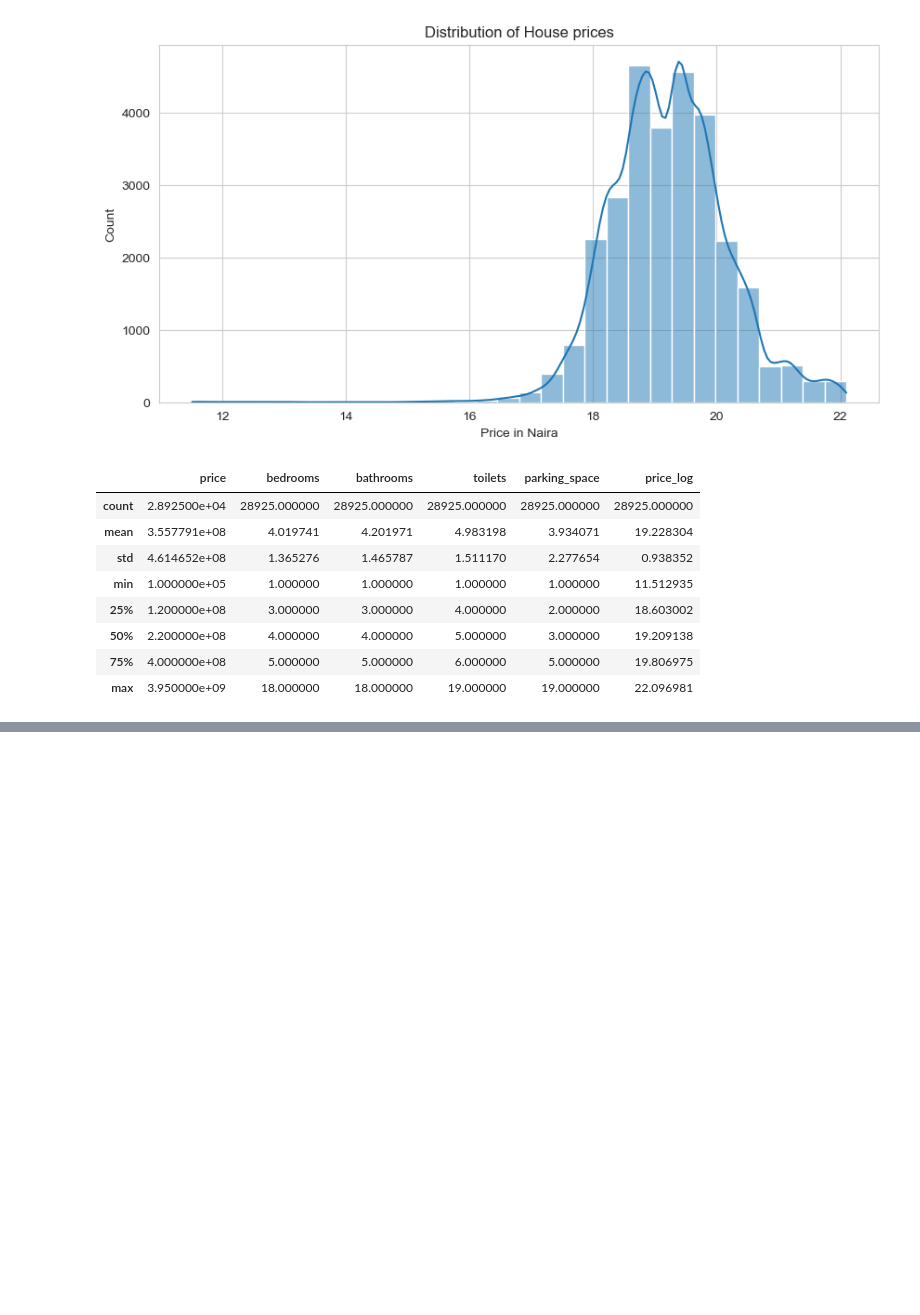
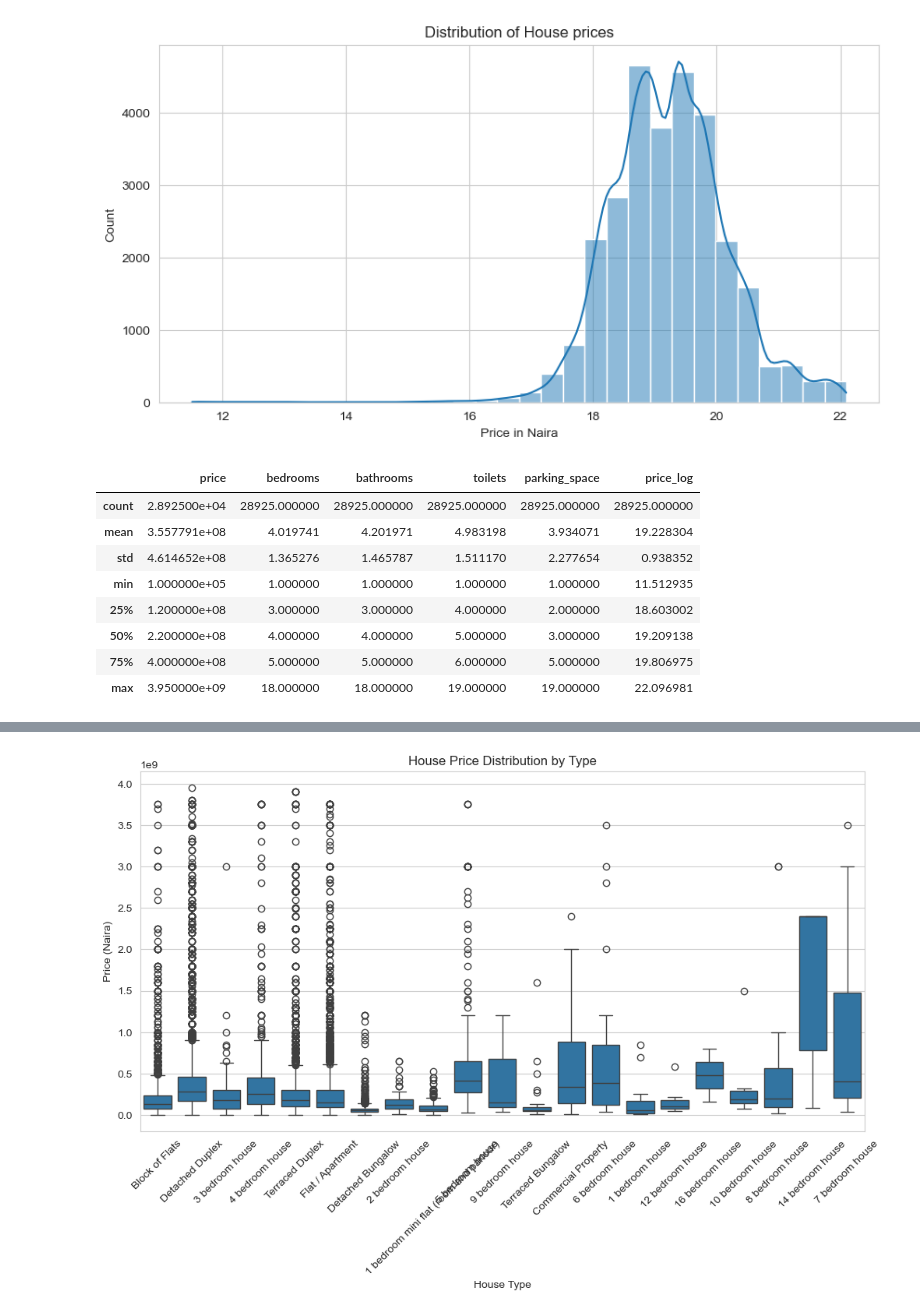
Before and after one commit to kingksjo/ng_houses, a Jupyter notebook: houses_analysis.ipynb, the cells around one changed output, grey strips where cells are left out. Cells and saved outputs as stored; diff of their text form; code cells hidden in the pictures; blank space fills up the shorter version.

```diff
--- a/houses_analysis.ipynb
+++ b/houses_analysis.ipynb
@@ -267,0 +346,10 @@ data["type_of_house"] = data["type_of_house"].str.replace(" for sale", "")
+# %%
+plt.figure(figsize=(12, 6))
+sns.boxplot(x="house_category", y="price", data=data)
+plt.xticks(rotation=45)  # Rotate labels for better readability
+plt.title("House Price Distribution by Type")
+plt.xlabel("House Type")
+plt.ylabel("Price (Naira)")
+plt.show()
+# %% [output]
+[figure, added]
```
Also changed, not shown: parts of 30 cells of this notebook.
